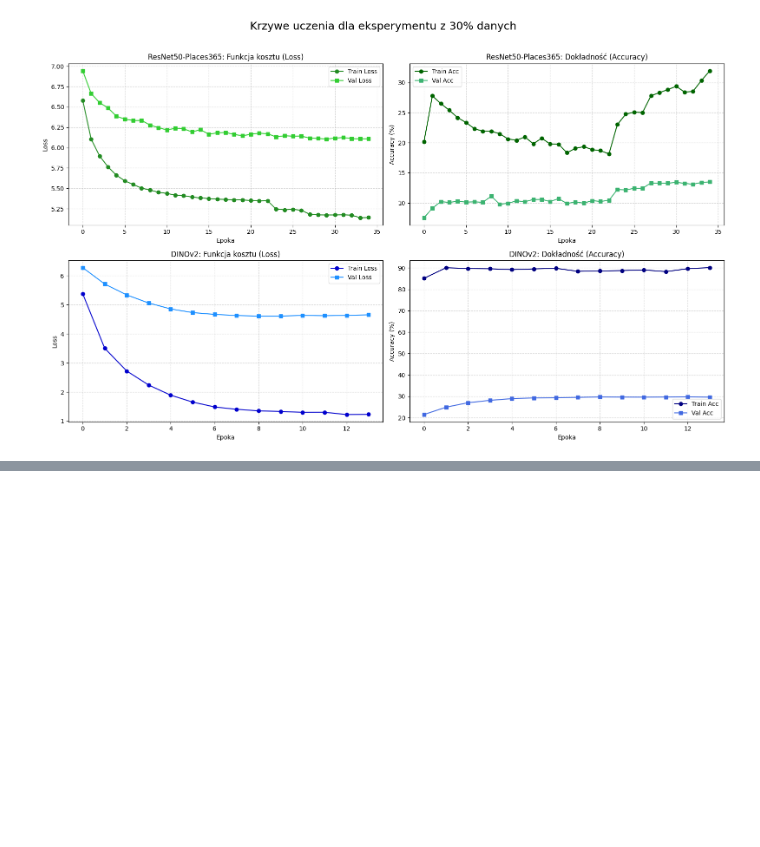
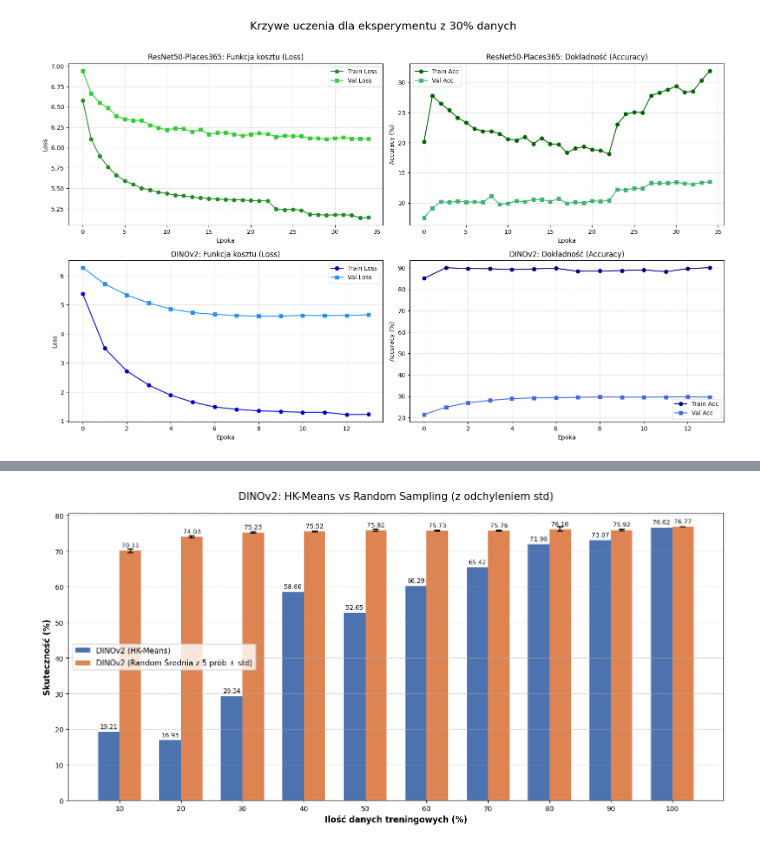
Before and after one commit to Micaet/WB2_Project, a Jupyter notebook: BigDatasetLT.ipynb, the cells around one changed output, grey strips where cells are left out. Drawn from its saved outputs; the diff is of its cells as text; code cells hidden in the pictures; blank space fills up the shorter version.

```diff
--- a/BigDatasetLT.ipynb
+++ b/BigDatasetLT.ipynb
@@ -920,0 +1027,40 @@ Pełne wyniki Rozszerzonego Grid Search (posortowane malejąco):
+# %%
+import numpy as np
+import matplotlib.pyplot as plt
+
+x = np.arange(len(percentages))
+szerokosc = 0.35
+
+fig, ax = plt.subplots(figsize=(14, 7))
+
+slupki_hk_din = ax.bar(x - szerokosc/2, results_dino, szerokosc, label='DINOv2 (HK-Means)', color='#4C72B0')
+
+# Wąsy odchylenia (yerr)
+slupki_rand_din = ax.bar(
+    x + szerokosc/2,
+    results_random_dino_mean,
+    szerokosc,
+    yerr=results_random_dino_std,
+    capsize=4,
+    error_kw=dict(lw=1.5, capthick=1.5, color='black'),
+    label=f'DINOv2 (Random Średnia z {len(RANDOM_SEEDS)} prób ± std)',
+    color='#DD8452'
+)
+
+ax.set_xlabel('Ilość danych treningowych (%)', fontsize=12, fontweight='bold')
+ax.set_ylabel('Skuteczność (%)', fontsize=12, fontweight='bold')
+ax.set_title('DINOv2: HK-Means vs Random Sampling (z odchyleniem std)', fontsize=15, pad=20)
+ax.set_xticks(x)
+ax.set_xticklabels(percentages)
+ax.legend(fontsize=11)
+
+ax.grid(axis='y', linestyle='--', alpha=0.7)
+
+dodaj_etykiety(slupki_hk_din)
+dodaj_etykiety(slupki_rand_din)
+
+fig.tight_layout()
+plt.savefig('plots/wykres_dino_hk_vs_random_bar_std.png', dpi=300)
+plt.show()
+# %% [output]
+[figure, added]
```
Also changed, not shown: parts of 10 cells of this notebook, 10 other files.
